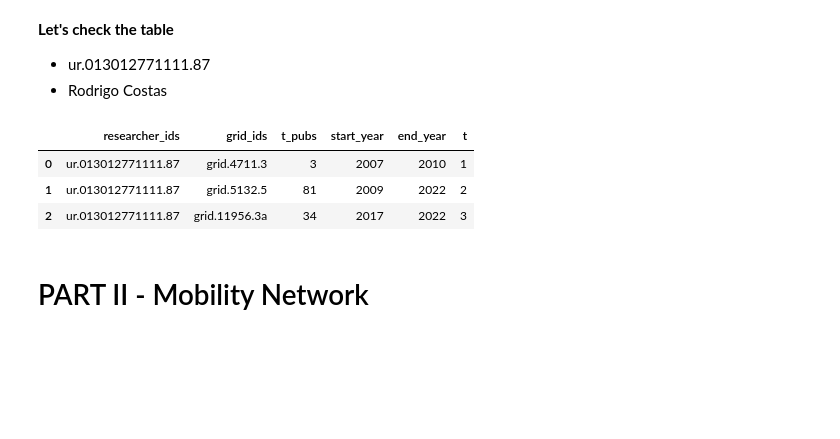
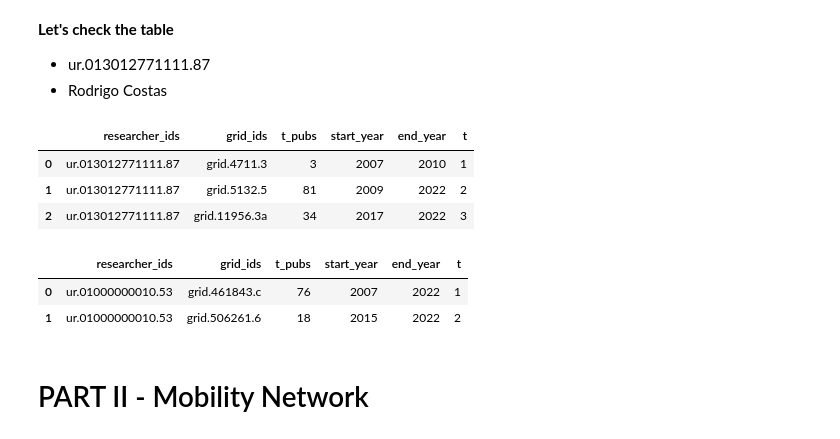
Before and after one commit to complexity-science-hub/SciFlows, a Jupyter notebook: Flows_1980_2022_first_level_for.ipynb, the cells around one changed output. Saved outputs shown, nothing was run; the diff lists cells and outputs as text; code cells hidden in the pictures; blank space fills up the shorter version.

```diff
--- a/Flows_1980_2022_first_level_for.ipynb
+++ b/Flows_1980_2022_first_level_for.ipynb
@@ -453,6 +452,15 @@ order by t;
 | 0 | ur.013012771111.87 | grid.4711.3 | 3 | 2007 | 2010 | 1 |
 | 1 | ur.013012771111.87 | grid.5132.5 | 81 | 2009 | 2022 | 2 |
 | 2 | ur.013012771111.87 | grid.11956.3a | 34 | 2017 | 2022 | 3 |
+# %%
+%%bigquery --project $project_id
+SELECT * FROM cshdimensionstest.test.simple_sequence_1980_2022
+where researcher_ids = 'ur.01000000010.53'
+order by t;
+# %% [output]
+|  | researcher_ids | grid_ids | t_pubs | start_year | end_year | t |
+| 0 | ur.01000000010.53 | grid.461843.c | 76 | 2007 | 2022 | 1 |
+| 1 | ur.01000000010.53 | grid.506261.6 | 18 | 2015 | 2022 | 2 |
 # %% [markdown]
 # PART II - Mobility Network
 # %% [markdown]
```
Also changed, not shown: parts of 17 cells of this notebook.
